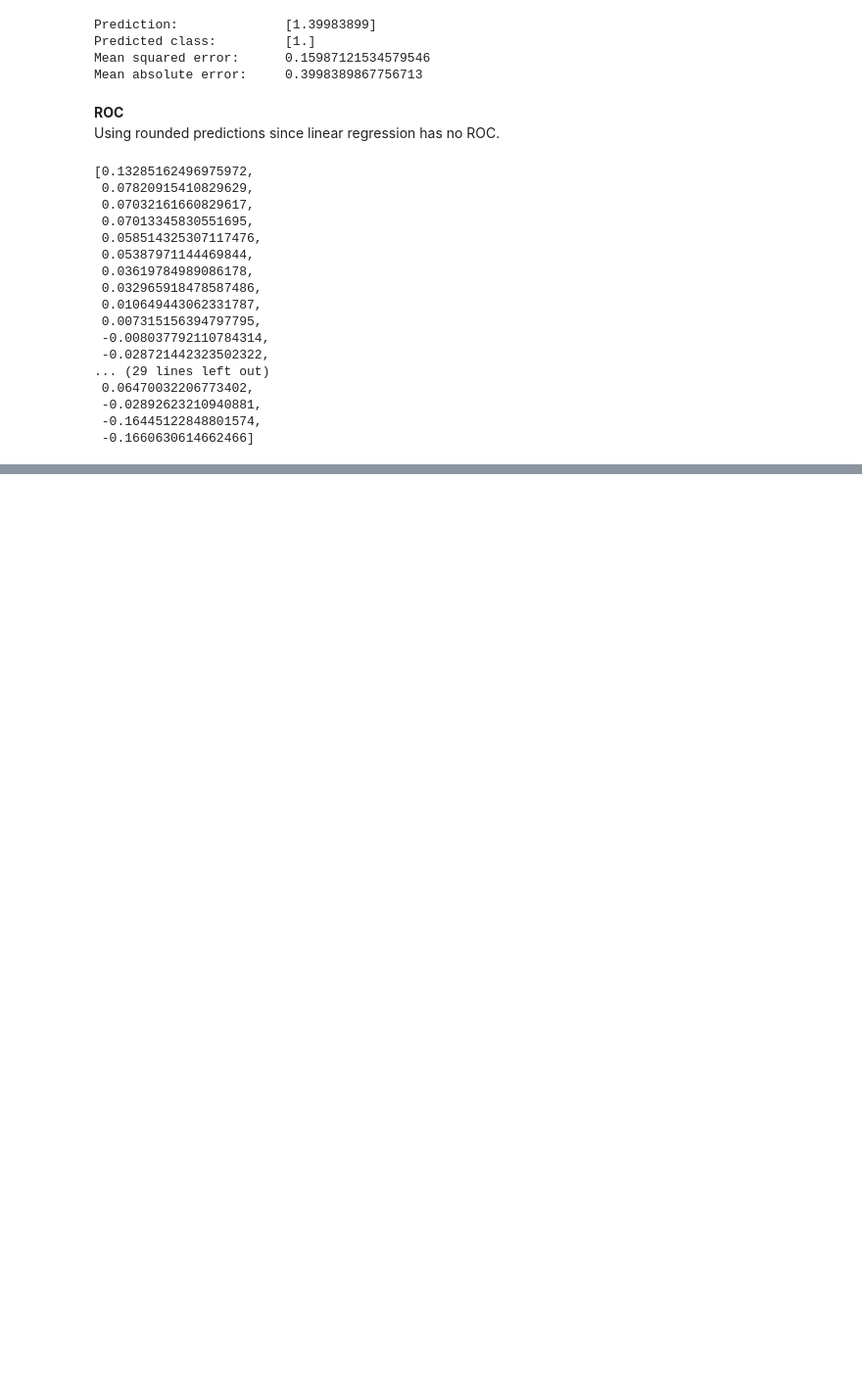
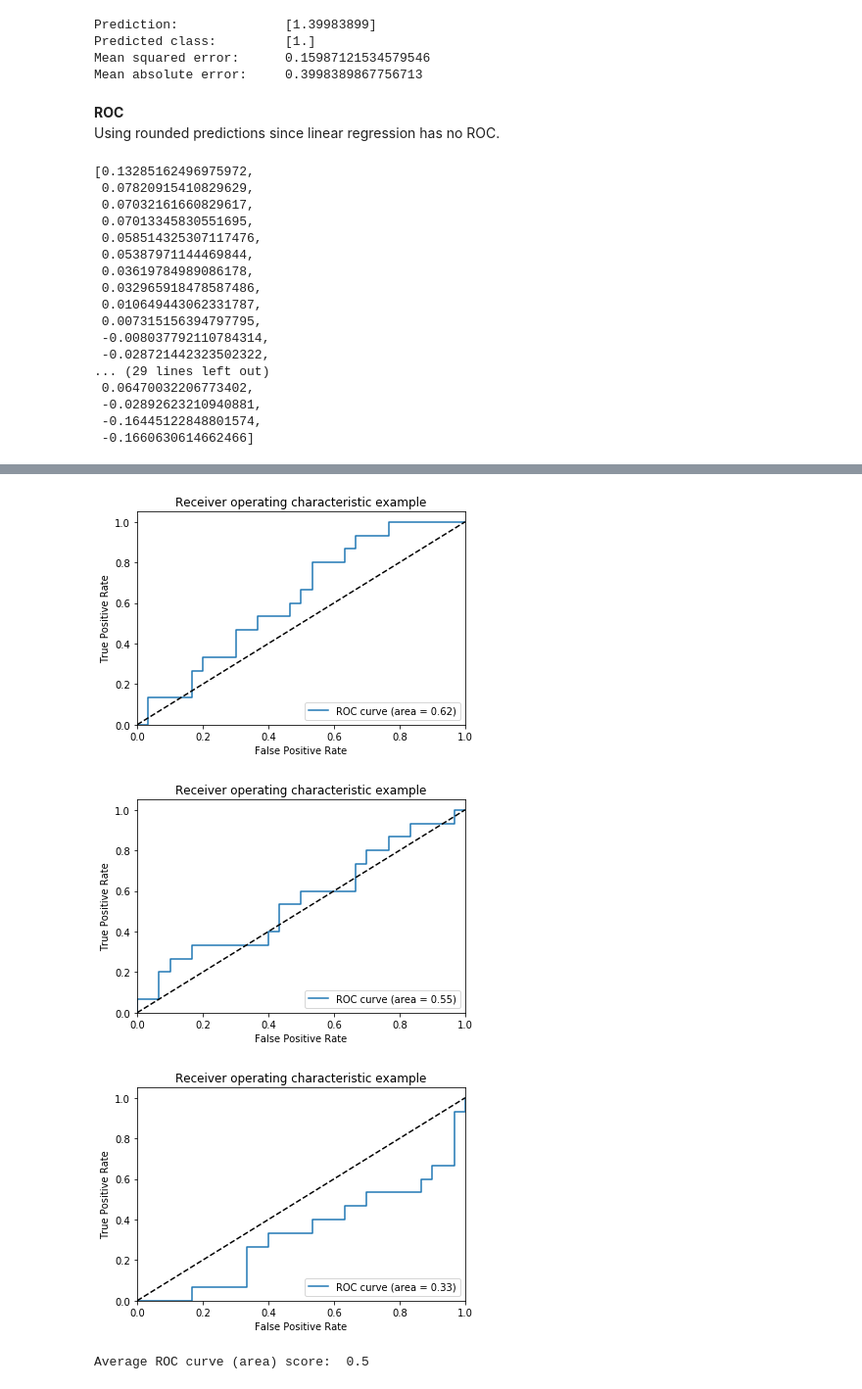
Before and after one commit to nisanuro/CNG562-Assignment-1, a Jupyter notebook: CNG562_Assignment1.ipynb, the cells around one changed output, grey strips where cells are left out. Shown at 98% size. Saved outputs shown, nothing was run; the diff lists cells and outputs as text; code cells hidden in the pictures; blank space fills up the shorter version.

```diff
--- a/CNG562_Assignment1.ipynb
+++ b/CNG562_Assignment1.ipynb
@@ -342,23 +354,3 @@ scores
  -0.02892623210940881,
  -0.16445122848801574,
  -0.1660630614662466]
-# %%
-#Prediction of the model
-temp = Y_test.copy()
-for i in range(len(Y_test)):
-    if Y_test[i] != 0: temp[i] = -1
-    else: temp[i] = 1
-
-fpr, tpr, thresholds = roc_curve(temp, scores)
-roc_auc = auc(fpr, tpr)
-print(fpr)
-plt.figure()
-plt.plot(fpr, tpr, label='ROC curve (area = %0.2f)' % roc_auc)
-plt.plot([0, 1], [0, 1], 'k--')
-plt.xlim([0.0, 1.0])
-plt.ylim([0.0, 1.05])
-plt.xlabel('False Positive Rate')
-plt.ylabel('True Positive Rate')
-plt.title('Receiver operating characteristic example')
-plt.legend(loc="lower right")
-plt.show()
@@ -440,0 +357,54 @@ ValueError: ignored
+# %%
+#Linear Regression ROC calculation
+
+#calculating the value according 0, 0 is 1 rest -1
+roc_0 = Y_test.copy()
+for i in range(len(Y_test)):
+    if Y_test[i] != 0: roc_0[i] = -1
+    else: roc_0[i] = 1
+
+#calculating the value according 1, 1 is 1 rest -1
+roc_1 = Y_test.copy()
+for i in range(len(Y_test)):
+    if Y_test[i] != 1: roc_1[i] = -1
+    else: roc_1[i] = 1
+
+#calculating the value according 2, 2 is 1 rest -1
+roc_2 = Y_test.copy()
+for i in range(len(Y_test)):
+    if Y_test[i] != 2: roc_2[i] = -1
+    else: roc_2[i] = 1
+
+#Individual ROC curve calculation
+#For label 0
+fpr_0, tpr_0, thresholds = roc_curve(roc_0, scores)
+roc_auc_0 = auc(fpr_0, tpr_0)
+
+#For label 1
+fpr_1, tpr_1, thresholds = roc_curve(roc_1, scores)
+roc_auc_1 = auc(fpr_1, tpr_1)
+
+#For label 2
+fpr_2, tpr_2, thresholds = roc_curve(roc_2, scores)
+roc_auc_2 = auc(fpr_2, tpr_2)
+
+#plotting ROC curve individual
+
+#For 0
+displayROC(fpr_0, tpr_0, roc_auc_0)
+
+#For 1
+displayROC(fpr_1, tpr_1, roc_auc_1)
+
+#For 2
+displayROC(fpr_2, tpr_2, roc_auc_2)
+
+#Average ROC
+sum_roc = roc_auc_2 + roc_auc_1 + roc_auc_0
+sum_roc = sum_roc / 3.0
+print("Average ROC curve (area) score: ", sum_roc)
+# %% [output]
+[figure, added]
+[figure, added]
+[figure, added]
+Average ROC curve (area) score:  0.5
```
Also changed, not shown: parts of 7 cells of this notebook.
